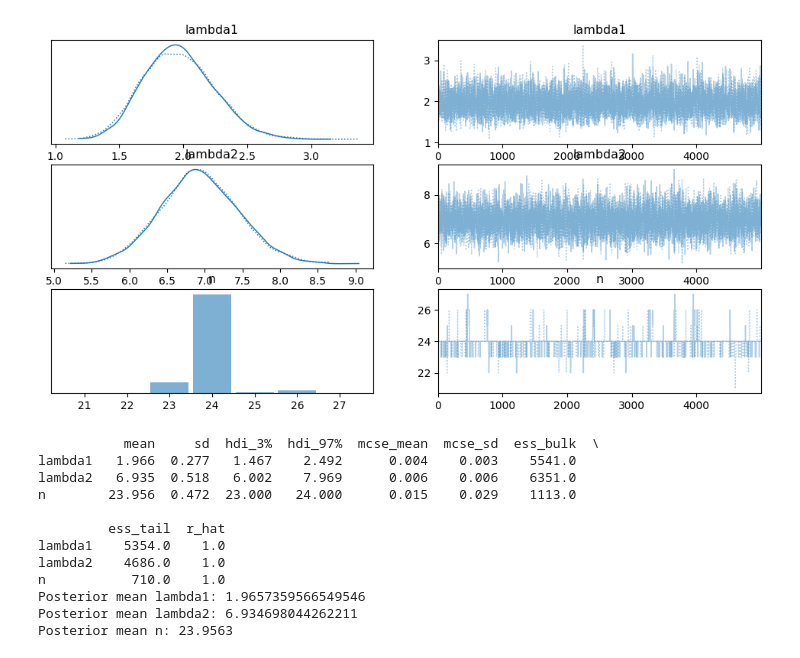
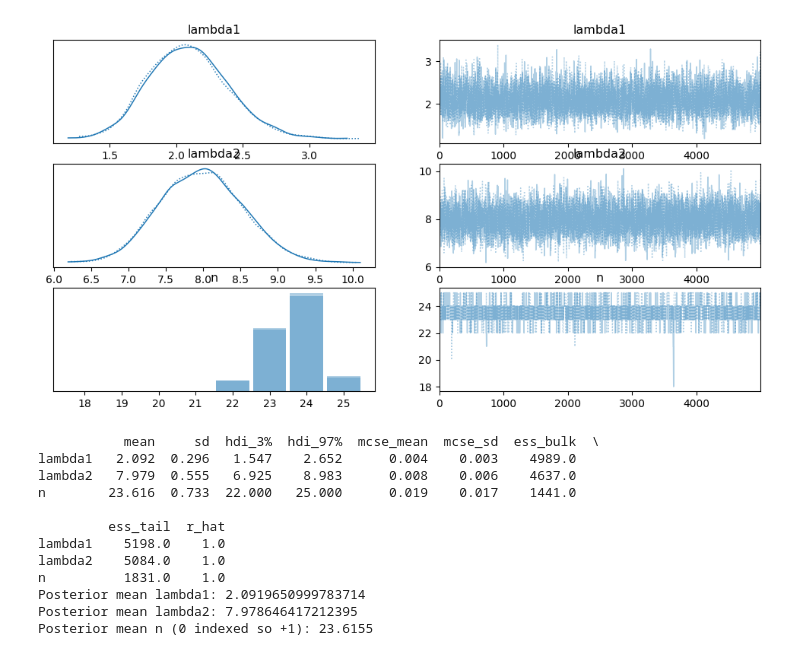
Before and after one commit to andrewtuna05/ECE474, a Jupyter notebook: proj7/ECE474_Project_7.ipynb, the cells around one changed output. Drawn from its saved outputs; the diff is of its cells as text; code cells hidden in the pictures.

```diff
--- a/proj7/ECE474_Project_7.ipynb
+++ b/proj7/ECE474_Project_7.ipynb
@@ -5,19 +5,17 @@ import arviz as az
 import matplotlib.pyplot as plt
 
 random_seed = 42
-rng = np.random.default_rng(random_seed)
+np.random.seed(random_seed)
 
-N = 50 # number of time points, use 50 like in paper
-true_n = 25 # change-point
+N = 50
+true_n = 25
 true_lambda1 = 2.0
 true_lambda2 = 8.0
 
-# create the true rate for each time point
-idx = np.arange(1, N + 1)
-true_rate = np.where(idx <= true_n, true_lambda1, true_lambda2)
-
-# observed counts
-x = rng.poisson(true_rate)
+x = np.concatenate([
+    np.random.poisson(true_lambda1, true_n),
+    np.random.poisson(true_lambda2, N - true_n)
+])
 
 # changepoint model
 cp_model = pm.Model()
@@ -27,7 +25,7 @@ a = 2.0
 b = 1.0
 
 num_samples = 5000
-warm_up = 2000
+burn_in = 200
 
 with cp_model:
     # prior for the change-point
@@ -42,46 +40,47 @@ with cp_model:
     t = np.arange(N)
 
     # rate will be an array of lambda1 and lambda2 like:
     # [L1, L1, L1, ..., L1, L2, L2, ..., L2]
     rate = pm.math.switch(t <= n, lambda1, lambda2)
 
     # for each data point x[i], model it as Poisson with the recently calculauted rate
     obs = pm.Poisson("obs", mu=rate, observed=x)
 
     trace = pm.sample(
-        num_samples, # real posterior samples
-        tune=warm_up, # warm up iterations
+        num_samples, # real posterior iterations
+        tune=burn_in, # warm up iterations
         target_accept=0.95,
         return_inferencedata=True,
         random_seed=random_seed
     )
 
 # Summary and plots
 az.plot_trace(trace)
 plt.show()
 
+
 print(az.summary(trace, var_names=["lambda1", "lambda2", "n"]))
 
 lambda1_mean = trace.posterior["lambda1"].mean().item()
 lambda2_mean = trace.posterior["lambda2"].mean().item()
 n_mean = trace.posterior["n"].mean().item()
 
 print("Posterior mean lambda1:", lambda1_mean)
 print("Posterior mean lambda2:", lambda2_mean)
-print("Posterior mean n:", n_mean)
+print("Posterior mean n (0 indexed so +1):", n_mean)
 # %% [output]
 [interactive output not drawn]
 [interactive output not drawn]
-[figure, old version]
+[figure, new version]
            mean     sd  hdi_3%  hdi_97%  mcse_mean  mcse_sd  ess_bulk  \
-lambda1   1.966  0.277   1.467    2.492      0.004    0.003    5541.0
-lambda2   6.935  0.518   6.002    7.969      0.006    0.006    6351.0
-n        23.956  0.472  23.000   24.000      0.015    0.029    1113.0
+lambda1   2.092  0.296   1.547    2.652      0.004    0.003    4989.0
+lambda2   7.979  0.555   6.925    8.983      0.008    0.006    4637.0
+n        23.616  0.733  22.000   25.000      0.019    0.017    1441.0
 
          ess_tail  r_hat
-lambda1    5354.0    1.0
-lambda2    4686.0    1.0
-n           710.0    1.0
-Posterior mean lambda1: 1.9657359566549546
-Posterior mean lambda2: 6.934698044262211
-Posterior mean n: 23.9563
+lambda1    5198.0    1.0
+lambda2    5084.0    1.0
+n          1831.0    1.0
+Posterior mean lambda1: 2.0919650999783714
+Posterior mean lambda2: 7.978646417212395
+Posterior mean n (0 indexed so +1): 23.6155
```
Also changed, not shown: parts of 2 cells of this notebook.
